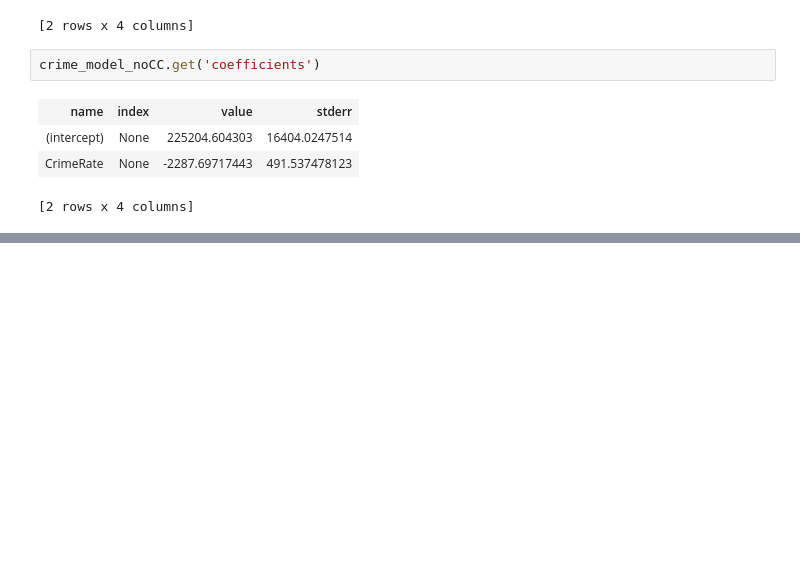
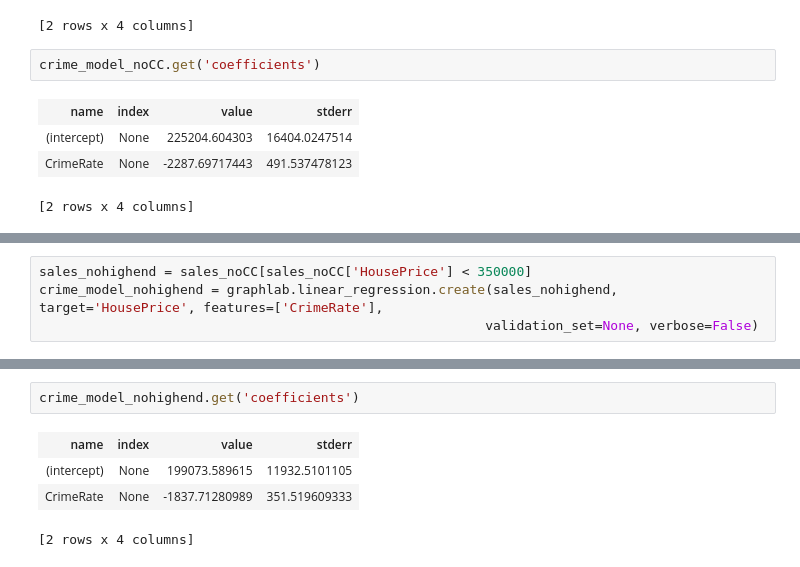
Before and after one commit to wilsonjr/MachineLearningCourse, a Jupyter notebook: ml-regression/PhillyCrime.ipynb, the cells around one changed output, grey strips where cells are left out. Saved outputs shown, nothing was run; the diff lists cells and outputs as text; blank space fills up the shorter version.

```diff
--- a/ml-regression/PhillyCrime.ipynb
+++ b/ml-regression/PhillyCrime.ipynb
@@ -105,0 +108,4 @@ crime_model_noCC.get('coefficients')
+# %%
+sales_nohighend = sales_noCC[sales_noCC['HousePrice'] < 350000]
+crime_model_nohighend = graphlab.linear_regression.create(sales_nohighend, target='HousePrice', features=['CrimeRate'],
+                                                         validation_set=None, verbose=False)
@@ -105,0 +121,7 @@ crime_model_noCC.get('coefficients')
+# %%
+crime_model_nohighend.get('coefficients')
+# %% [output]
+| name | index | value | stderr |
+| (intercept) | None | 199073.589615 | 11932.5101105 |
+| CrimeRate | None | -1837.71280989 | 351.519609333 |
+[2 rows x 4 columns]
```
Also changed, not shown: parts of 3 cells of this notebook.
